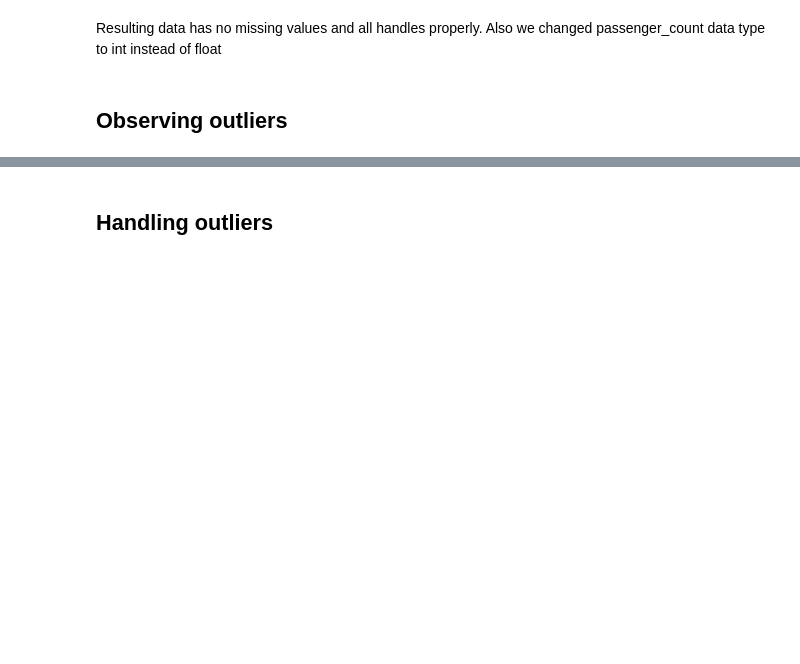
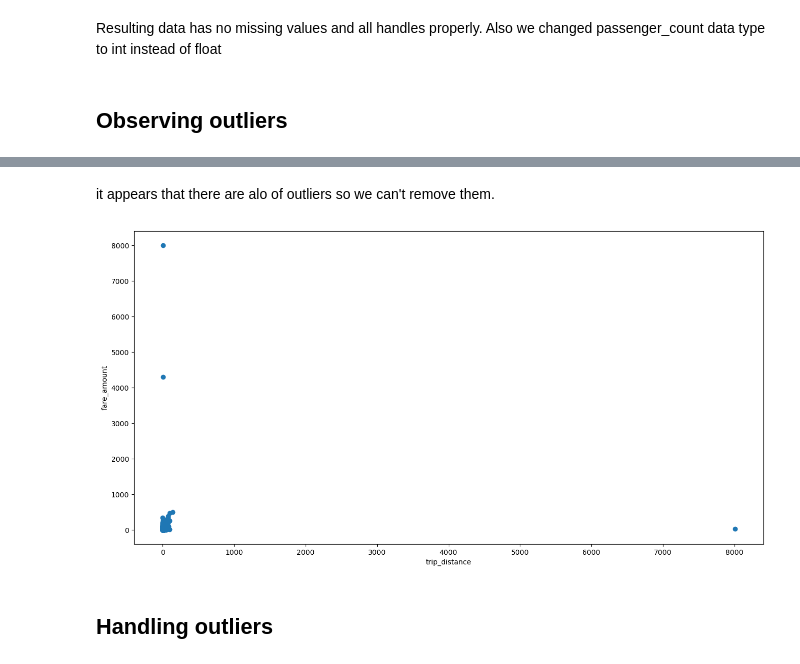
Before and after one commit to abanob-19/Uber_data_engineering, a Jupyter notebook: template.ipynb, the cells around one changed output, grey strips where cells are left out. Saved outputs shown, nothing was run; the diff lists cells and outputs as text; code cells hidden in the pictures; blank space fills up the shorter version.

```diff
--- a/template.ipynb
+++ b/template.ipynb
@@ -526,2 +577,14 @@ Resulting data has no missing values and all handles properly. Also we changed p
+# %% [markdown]
+it appears that there are alo of outliers so we can't remove them.
+# %%
+def multi_variant(df,col1,col2):
+    fig, ax = plt.subplots(figsize=(16,8))
+    ax.scatter(df[col1], df[col2])
+    ax.set_xlabel(col1)
+    ax.set_ylabel(col2)
+    plt.show()
+multi_variant(df,'trip_distance','fare_amount')
+# %% [output]
+[figure, added]
 # %% [markdown]
 ## Handling outliers
```
Also changed, not shown: parts of 44 cells of this notebook.
